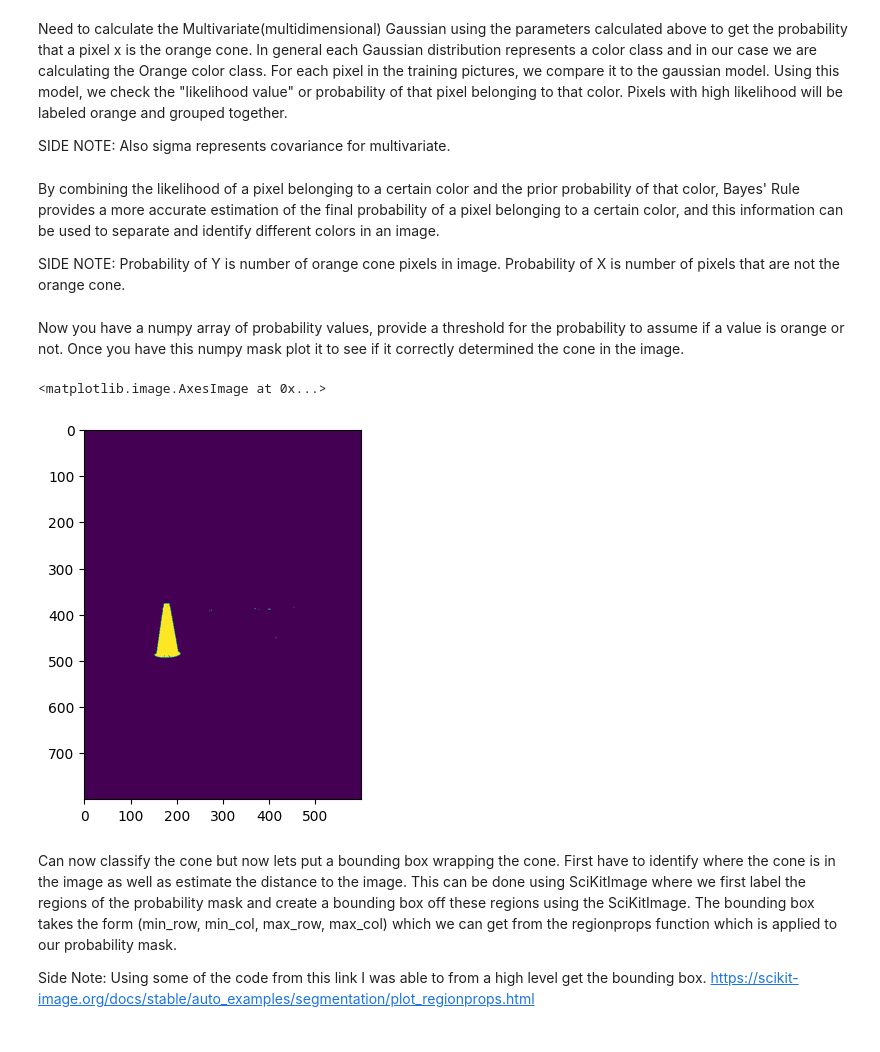
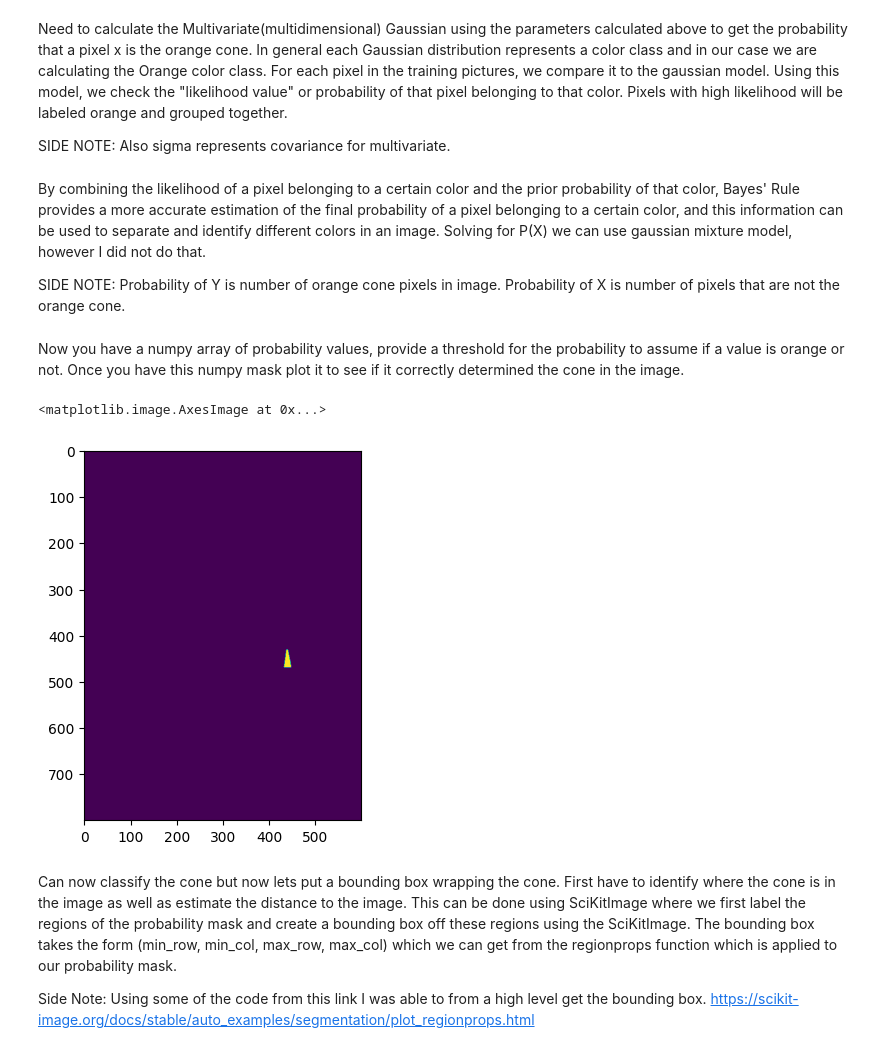
Before and after one commit to Kalva014/Color_Segmentation, a Jupyter notebook: ColorSegmentationTraining.ipynb, the cells around one changed output. Cells and saved outputs as stored; diff of their text form; code cells hidden in the pictures.

```diff
--- a/ColorSegmentationTraining.ipynb
+++ b/ColorSegmentationTraining.ipynb
@@ -28,8 +28,10 @@ def get_labeled_images_pixels(labeled_folder):
 
 # This is for getting original image and number of its pixels
 def get_original_image(unlabled_folder):
-    for index in range(1, 2):
-        unlabeled_img = mpimg.imread(os.path.join(unlabled_folder, os.listdir(unlabled_folder)[index]))
+    #for index in range(2, 3):
+        #unlabeled_img = mpimg.imread(os.path.join(unlabled_folder, os.listdir(unlabled_folder)[index]))
+    unlabeled_img = mpimg.imread(os.path.join(unlabled_folder, "train_16_dist24.png"))
+    #print(os.listdir(unlabled_folder)[index])
 
     return unlabeled_img
 
@@ -127,7 +129,7 @@ def Multivariate_Gaussian(mean, covariance, img_pixel):
 #multivariate_gaussian_pdf = Multivariate_Gaussian(orange_cone_rgb_mean, orange_cone_rgb_covariance, cone_roi_pixels)
 #print(multivariate_gaussian_pdf)
 # %% [markdown]
-By combining the likelihood of a pixel belonging to a certain color and the prior probability of that color, Bayes' Rule provides a more accurate estimation of the final probability of a pixel belonging to a certain color, and this information can be used to separate and identify different colors in an image.
+By combining the likelihood of a pixel belonging to a certain color and the prior probability of that color, Bayes' Rule provides a more accurate estimation of the final probability of a pixel belonging to a certain color, and this information can be used to separate and identify different colors in an image. Solving for P(X) we can use gaussian mixture model, however I did not do that.
 
 
 SIDE NOTE:
@@ -144,23 +145,27 @@ def Bayes_Rule(pixel, num_first_class_roi_pixels, num_second_class_roi_pixels, t
 # %% [markdown]
 Now you have a numpy array of probability values, provide a threshold for the probability to assume if a value is orange or not. Once you have this numpy mask plot it to see if it correctly determined the cone in the image.
 # %%
-probability_mask = np.zeros(np.shape(unlabeled_img))
+def train(unlabeled_img):
+    probability_mask = np.zeros(np.shape(unlabeled_img))
+
+    # Loop through every pixel in unlabeled_img:
+    for row in range(len(unlabeled_img)):
+        for col in range(len(unlabeled_img[0])):
+            orange_class = Multivariate_Gaussian(orange_cone_rgb_mean, orange_cone_rgb_covariance, unlabeled_img[row, col])
+            extra_class = Multivariate_Gaussian(extra_cone_rgb_mean, extra_cone_rgb_covariance, unlabeled_img[row, col])
+            probability_mask[row, col] = Bayes_Rule(unlabeled_img[row, col], len(cone_roi_pixels), len(extra_roi_pixels), len(unlabeled_img), orange_class[0][0], extra_class[0][0])
+
+    threshold = 0.99999999999
+    probability_mask = probability_mask >= threshold # Have to keep adjusting threshold to be higher
+    probability_mask = probability_mask[:, :, 0]
+    return probability_mask
 
 
-# Loop through every pixel in unlabeled_img:
-for row in range(len(unlabeled_img)):
-    for col in range(len(unlabeled_img[0])):
-        orange_class = Multivariate_Gaussian(orange_cone_rgb_mean, orange_cone_rgb_covariance, unlabeled_img[row, col])
-        extra_class = Multivariate_Gaussian(extra_cone_rgb_mean, extra_cone_rgb_covariance, unlabeled_img[row, col])
-        probability_mask[row, col] = Bayes_Rule(unlabeled_img[row, col], len(cone_roi_pixels), len(extra_roi_pixels), len(unlabeled_img), orange_class[0][0], extra_class[0][0])
-
-threshold = 0.8
-probability_mask = probability_mask >= 0.99999999999 # Have to keep adjusting threshold to be higher
-probability_mask = probability_mask[:, :, 0]
+probability_mask = train(unlabeled_img)
 plt.imshow(probability_mask)
 # %% [output]
 <matplotlib.image.AxesImage at 0x...>
-[figure, old version]
+[figure, new version]
 # %% [markdown]
 Can now classify the cone but now lets put a bounding box wrapping the cone. First have to identify where the cone is in the image as well as estimate the distance to the image. This can be done using SciKitImage where we first label the regions of the probability mask and create a bounding box off these regions using the SciKitImage. The bounding box takes the form (min_row, min_col, max_row, max_col) which we can get from the regionprops function which is applied to our probability mask.
 
```
Also changed, not shown: parts of 4 cells of this notebook.
